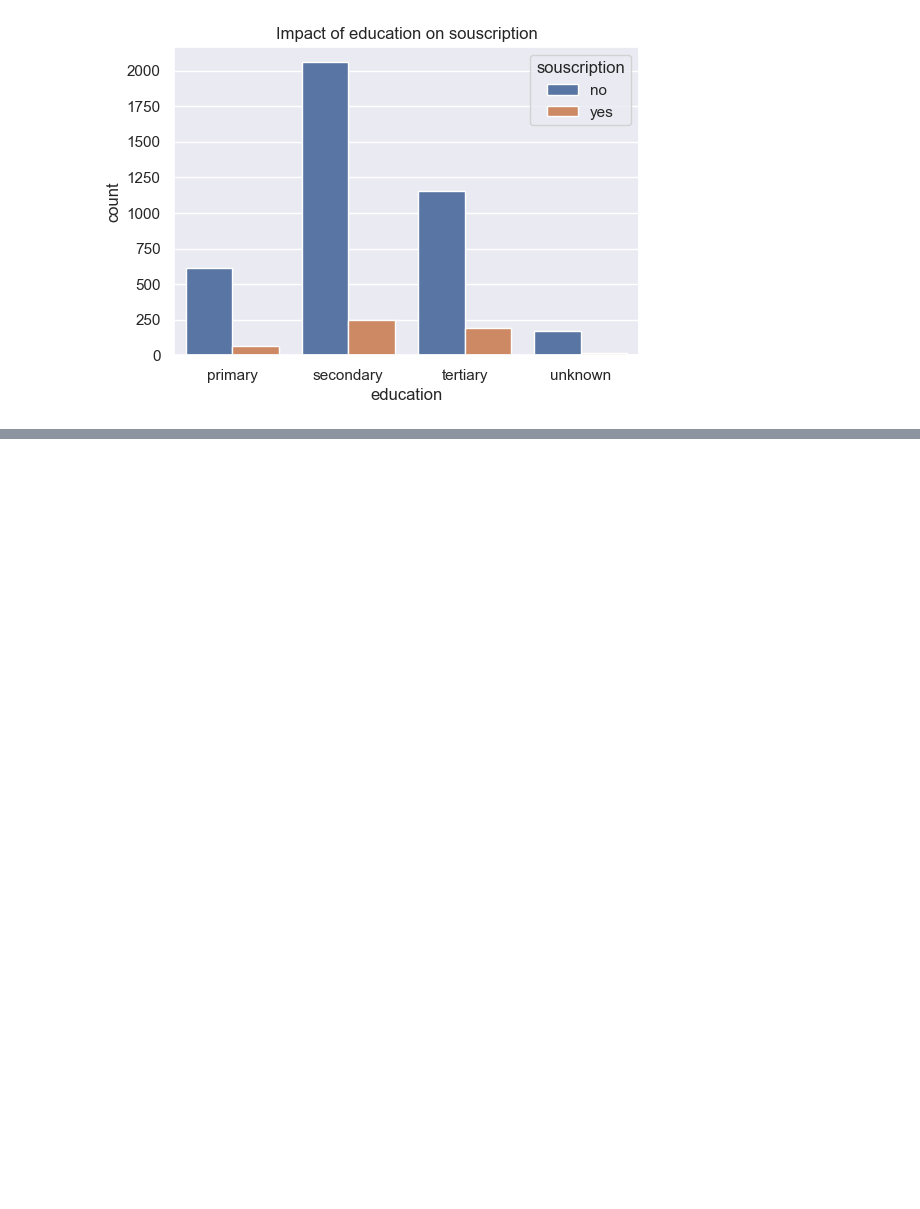
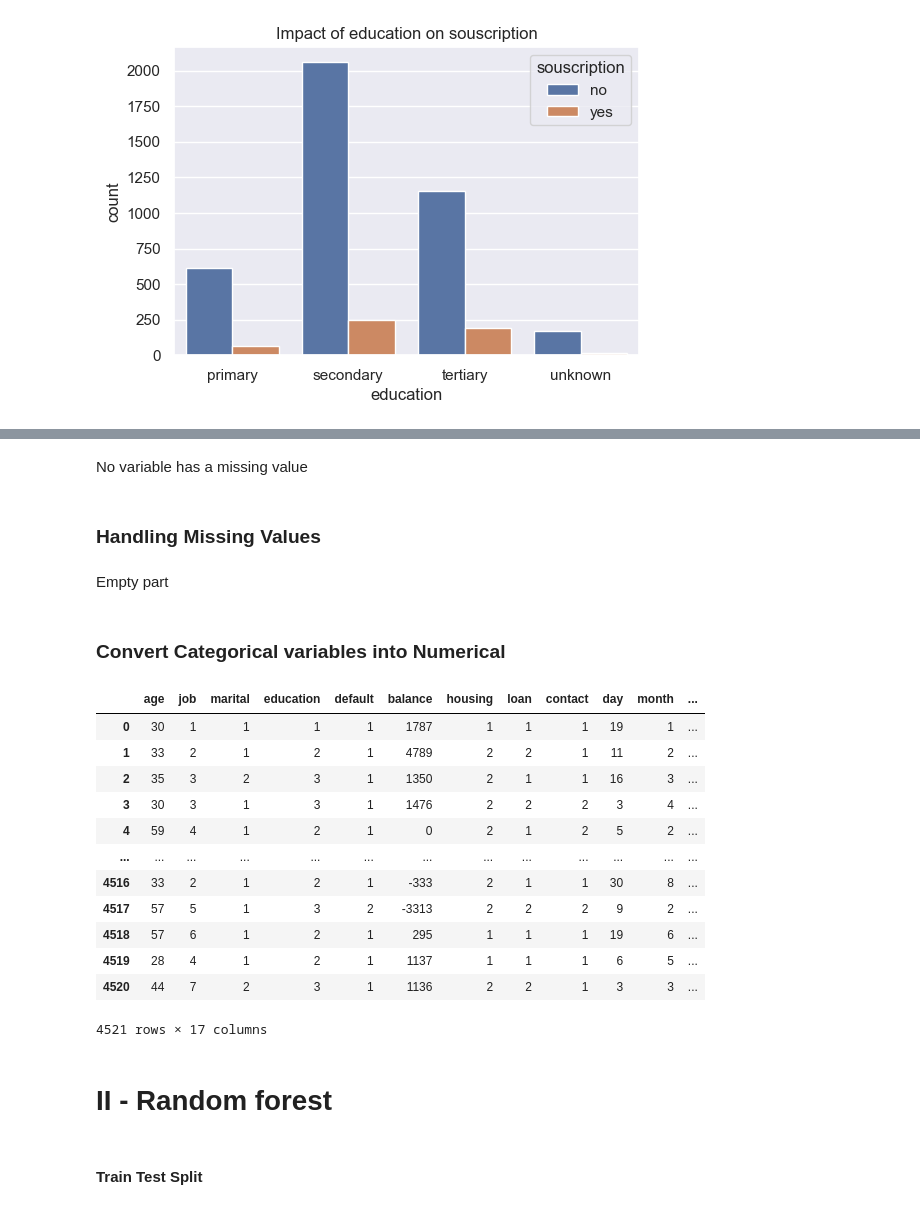
Before and after one commit to Abou29/RandomForest_DecisionTree_AdaBoost_XGBoost_Prediction-souscription, a Jupyter notebook: bank_souscription.ipynb, the cells around one changed output, grey strips where cells are left out. Saved outputs shown, nothing was run; the diff lists cells and outputs as text; code cells hidden in the pictures; blank space fills up the shorter version.

Commit message:
bank souscription prediction

```diff
--- a/bank_souscription.ipynb
+++ b/bank_souscription.ipynb
@@ -367,0 +392,32 @@ Text(0.5, 1.0, 'Impact of education on souscription')
+# %% [markdown]
+No variable has a missing value
+# %% [markdown]
+### Handling Missing Values
+# %% [markdown]
+Empty part
+# %% [markdown]
+### Convert Categorical variables into Numerical
+# %%
+# Convert Categorical variables into Numerical
+encoder = ce.OrdinalEncoder(cols=data.select_dtypes(include=["object"]).drop(['souscription'], axis=1, inplace=False).columns)
+
+data = encoder.fit_transform(data)
+data
+# %% [output]
+|  | age | job | marital | education | default | balance | housing | loan | contact | day | month | ... |
+| 0 | 30 | 1 | 1 | 1 | 1 | 1787 | 1 | 1 | 1 | 19 | 1 | ... |
+| 1 | 33 | 2 | 1 | 2 | 1 | 4789 | 2 | 2 | 1 | 11 | 2 | ... |
+| 2 | 35 | 3 | 2 | 3 | 1 | 1350 | 2 | 1 | 1 | 16 | 3 | ... |
+| 3 | 30 | 3 | 1 | 3 | 1 | 1476 | 2 | 2 | 2 | 3 | 4 | ... |
+| 4 | 59 | 4 | 1 | 2 | 1 | 0 | 2 | 1 | 2 | 5 | 2 | ... |
+| ... | ... | ... | ... | ... | ... | ... | ... | ... | ... | ... | ... | ... |
+| 4516 | 33 | 2 | 1 | 2 | 1 | -333 | 2 | 1 | 1 | 30 | 8 | ... |
+| 4517 | 57 | 5 | 1 | 3 | 2 | -3313 | 2 | 2 | 2 | 9 | 2 | ... |
+| 4518 | 57 | 6 | 1 | 2 | 1 | 295 | 1 | 1 | 1 | 19 | 6 | ... |
+| 4519 | 28 | 4 | 1 | 2 | 1 | 1137 | 1 | 1 | 1 | 6 | 5 | ... |
+| 4520 | 44 | 7 | 2 | 3 | 1 | 1136 | 2 | 2 | 1 | 3 | 3 | ... |
+4521 rows × 17 columns
+# %% [markdown]
+# II -  Random forest
+# %% [markdown]
+#### Train Test Split
```
Also changed, not shown: parts of 12 cells of this notebook.
